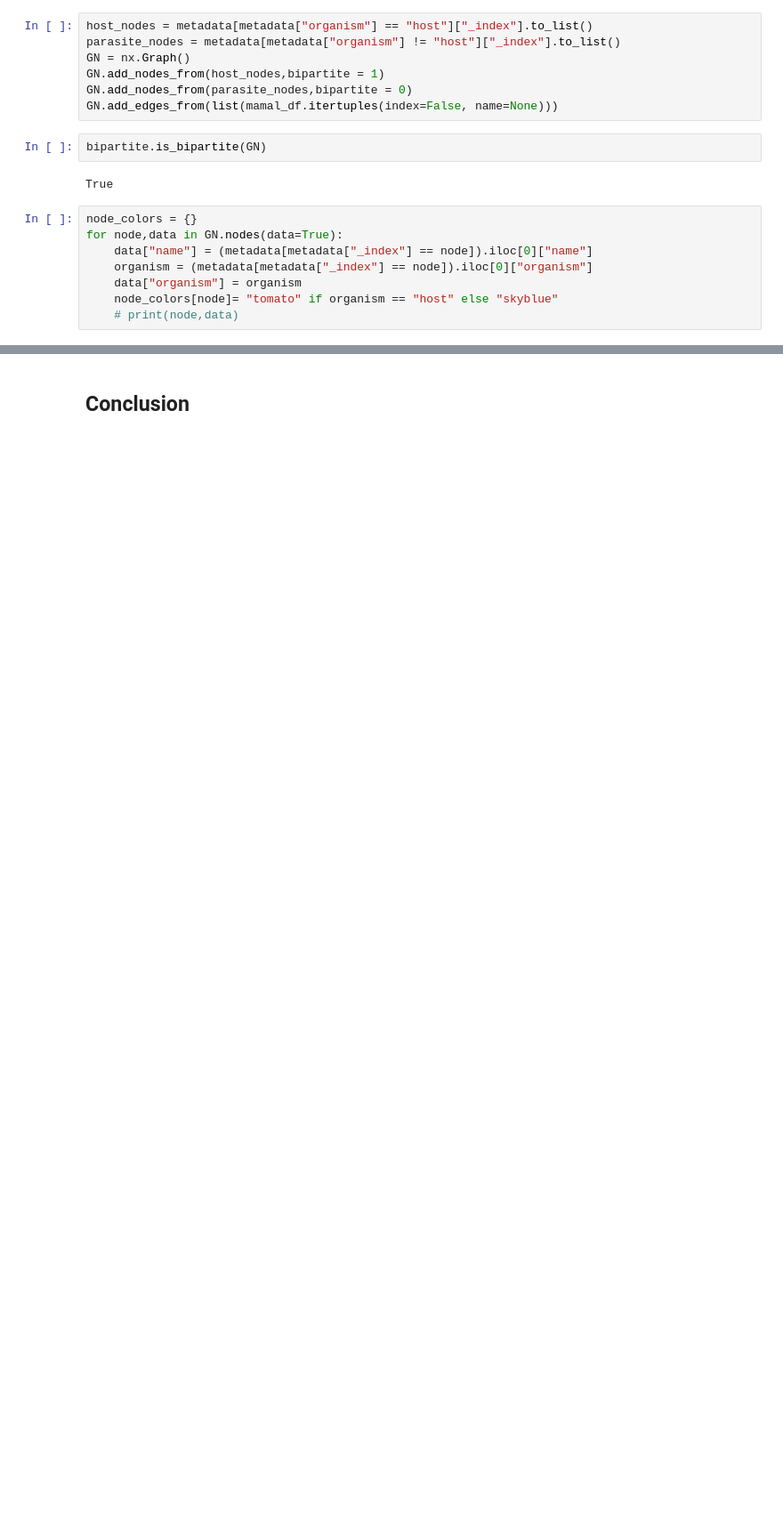
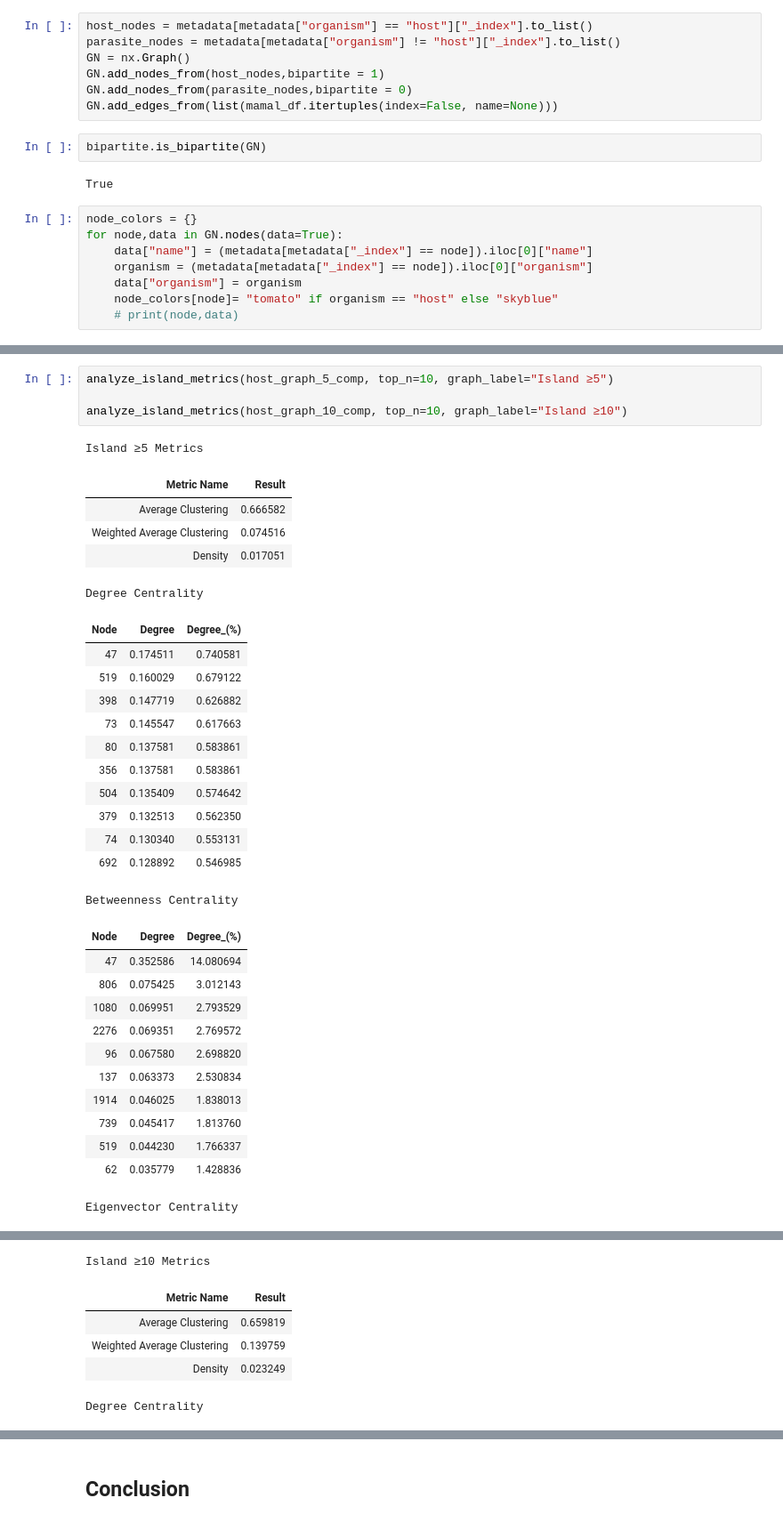
Before and after one commit to Sirwel/Data-620, a Jupyter notebook: project_2/project_2.ipynb, the cells around one changed output, grey strips where cells are left out. Shown at 89% size. Saved outputs shown, nothing was run; the diff lists cells and outputs as text; blank space fills up the shorter version.

```diff
--- a/project_2/project_2.ipynb
+++ b/project_2/project_2.ipynb
@@ -583,0 +284,35 @@ The k-core analysis shows that all events belong to the same highest-order core,
+# %%
+analyze_island_metrics(host_graph_5_comp, top_n=10, graph_label="Island ≥5")
+
+analyze_island_metrics(host_graph_10_comp, top_n=10, graph_label="Island ≥10")
+# %% [output]
+Island ≥5 Metrics
+| Metric Name | Result |
+| Average Clustering | 0.666582 |
+| Weighted Average Clustering | 0.074516 |
+| Density | 0.017051 |
+Degree Centrality
+| Node | Degree | Degree_(%) |
+| 47 | 0.174511 | 0.740581 |
+| 519 | 0.160029 | 0.679122 |
+| 398 | 0.147719 | 0.626882 |
+| 73 | 0.145547 | 0.617663 |
+| 80 | 0.137581 | 0.583861 |
+| 356 | 0.137581 | 0.583861 |
+| 504 | 0.135409 | 0.574642 |
+| 379 | 0.132513 | 0.562350 |
+| 74 | 0.130340 | 0.553131 |
+| 692 | 0.128892 | 0.546985 |
+Betweenness Centrality
+| Node | Degree | Degree_(%) |
+| 47 | 0.352586 | 14.080694 |
+| 806 | 0.075425 | 3.012143 |
+| 1080 | 0.069951 | 2.793529 |
+| 2276 | 0.069351 | 2.769572 |
+| 96 | 0.067580 | 2.698820 |
+| 137 | 0.063373 | 2.530834 |
+| 1914 | 0.046025 | 1.838013 |
+| 739 | 0.045417 | 1.813760 |
+| 519 | 0.044230 | 1.766337 |
+| 62 | 0.035779 | 1.428836 |
+Eigenvector Centrality
@@ -583,0 +330,6 @@ The k-core analysis shows that all events belong to the same highest-order core,
+Island ≥10 Metrics
+| Metric Name | Result |
+| Average Clustering | 0.659819 |
+| Weighted Average Clustering | 0.139759 |
+| Density | 0.023249 |
+Degree Centrality
```
Also changed, not shown: parts of 69 cells of this notebook.
